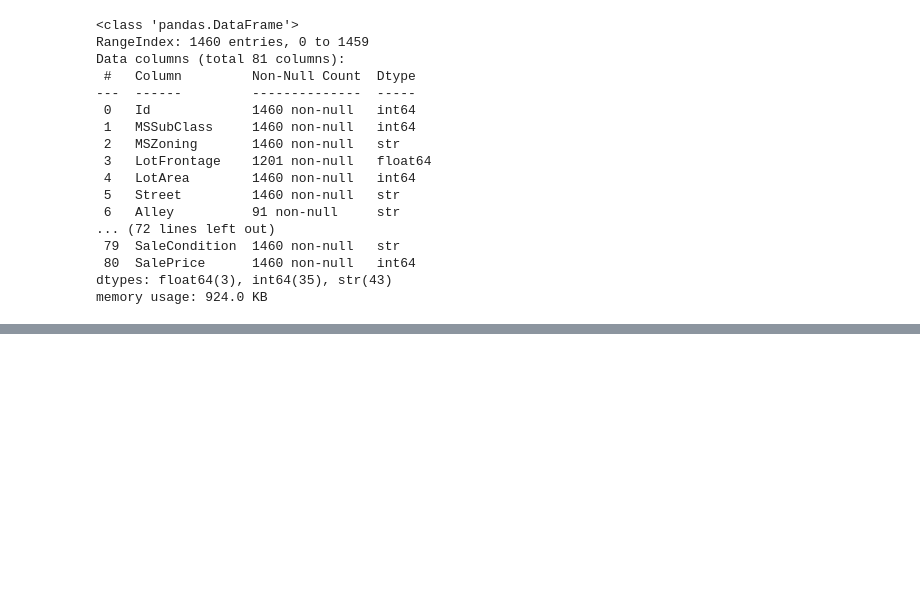
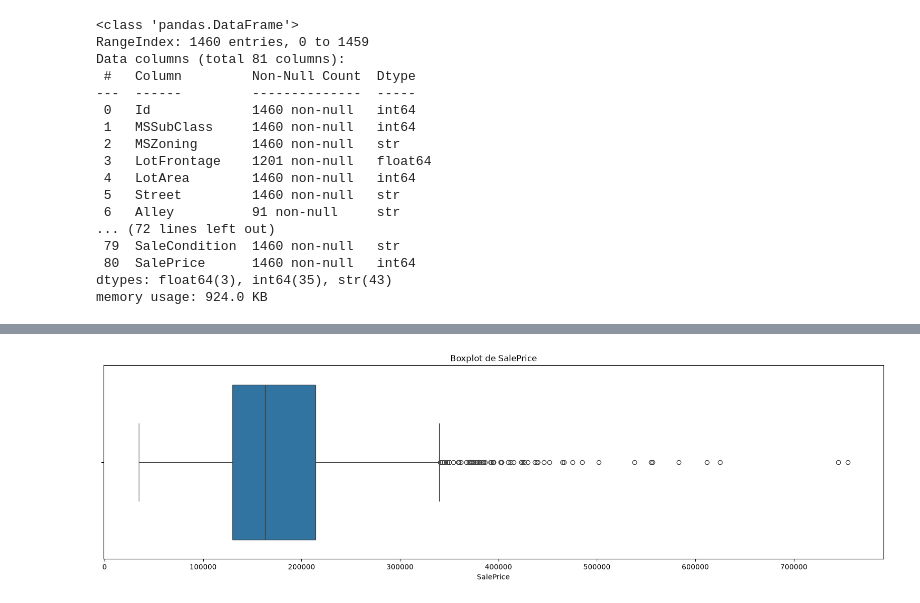
Before and after one commit to LucasRodriguesDeFreitas/house-prices-ml, a Jupyter notebook: notebooks/01_eda.ipynb, the cells around one changed output, grey strips where cells are left out. Drawn from its saved outputs; the diff is of its cells as text; code cells hidden in the pictures; blank space fills up the shorter version.

```diff
--- a/notebooks/01_eda.ipynb
+++ b/notebooks/01_eda.ipynb
@@ -65,0 +128,4 @@ memory usage: 924.0 KB
+# %%
+# Verificando as colunas categoricas
+categorical_cols = base_new.select_dtypes(include=["object","string"]).columns
+print(categorical_cols)
@@ -65,0 +142,7 @@ memory usage: 924.0 KB
+# %%
+# Criando categorias com as colunas Object
+for col in categorical_cols:
+    base_new[col] = base_new[col].astype('category')
+
+
+base_new.dtypes
@@ -65,0 +162,4 @@ memory usage: 924.0 KB
+# %%
+# Selecionando apenas as colunas numéricas
+colunas = base_new.columns[base_new.dtypes != 'object']
+colunas
@@ -65,0 +183,5 @@ memory usage: 924.0 KB
+# %%
+# Criando uma nova base com esses valores
+
+base_tratada = base_new.loc[:,colunas]
+base_tratada.head(3)
@@ -65,0 +211,9 @@ memory usage: 924.0 KB
+# %%
+# Identificando Outliers na coluna SalePrice
+
+plt.figure(figsize=(20, 5))
+sns.boxplot(x = base_tratada['SalePrice'])
+plt.title('Boxplot de SalePrice')
+plt.show()
+# %% [output]
+[figure, added]
```
Also changed, not shown: parts of 22 cells of this notebook.
